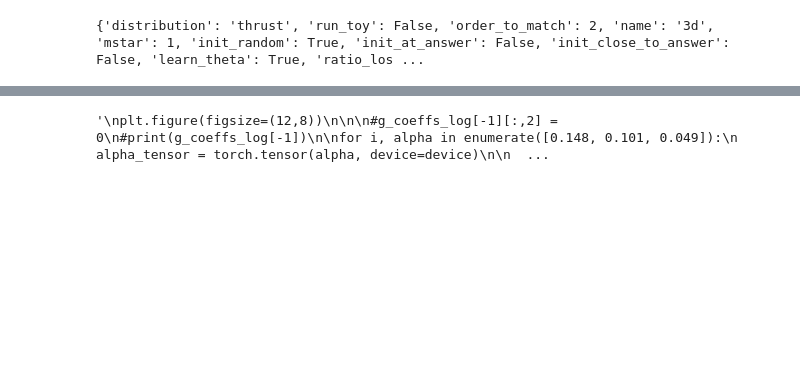
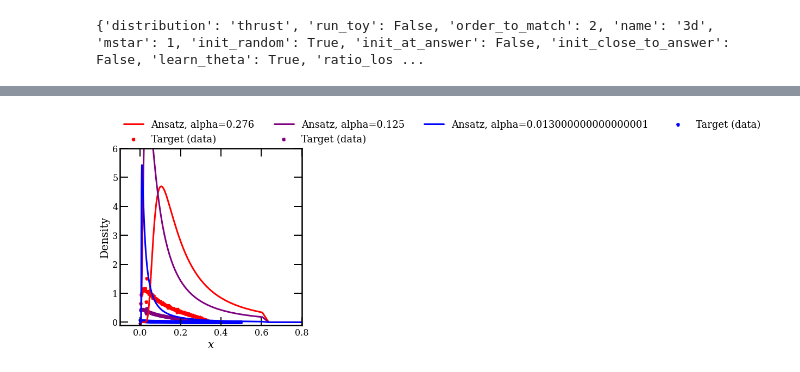
Before and after one commit to rikab/RDF, a Jupyter notebook: numeric/plot_results.ipynb, the cells around one changed output, grey strips where cells are left out. Saved outputs shown, nothing was run; the diff lists cells and outputs as text; code cells hidden in the pictures; blank space fills up the shorter version.

```diff
--- a/numeric/plot_results.ipynb
+++ b/numeric/plot_results.ipynb
@@ -152,34 +155,54 @@ plt.show()
 # %%
-"""
-plt.figure(figsize=(12,8))
+xx = torch.exp(-tt)
+
+jacobian = 1.0 / xx
 
 
-#g_coeffs_log[-1][:,2] = 0
-#print(g_coeffs_log[-1])
 
-for i, alpha in enumerate([0.148, 0.101, 0.049]):
+plt.figure(figsize = (6,6))
+for i, alpha in enumerate([0.276, 0.125, 0.013000000000000001]):
     alpha_tensor = torch.tensor(alpha, device=device)
+
+    # plot ansatz
+    plt.plot(xx.detach().cpu().numpy(),jacobian*q(tt, alpha_tensor, torch.tensor(g_coeffs_log[-1], device=device),
+                                         torch.tensor(theta_log[-1], device=device), mstar, t_min, t_max, device, factorial_cache_info).detach().cpu().numpy(),
+             label=f"Ansatz, alpha={alpha}",color=colors[i],)
+
+
+      # plot ansatz derivative
+    alpha_zero = torch.tensor(1e-12, device=device, requires_grad=True)
+    fn = lambda a: q(
+        t_bin_centers, a,  torch.tensor(g_coeffs_log[-1], device=device),  torch.tensor(theta_log[-1], device=device), mstar, t_min, t_max, device, factorial_cache_info
+    )
+    batch_ansatz = get_taylor_expanded_ansatz(fn, alpha_zero, alpha_tensor, order_to_match)
+
+
+
+    #plt.plot(t_bin_centers.detach().cpu().numpy(),batch_ansatz.detach().cpu().numpy(),label=f"Ansatz, order {order_to_match}",color=colors[i],linestyle="dotted")
+
+
 
 
     if run_toy:
         # plot all-orders solution
         plt.plot(t_bin_centers.detach().cpu().numpy(),t_pdf_toy( alpha_tensor, distribution, t_bin_centers, -1, device).detach() .cpu().numpy(), label="Target (exact)",color=colors[i],linestyle="dashed",)
         # plot-fixed order target
         plt.scatter(  t_bin_centers.detach().cpu().numpy(),get_pdf_toy( alpha_tensor, distribution, t_bin_centers, order_to_match,  device ).detach().cpu()  .numpy(),label=f"Target (order $\\alpha^{args.order_to_match}$)",color=colors[i],s=0.8,)
 
     else:
         # plot histogram
-        loc_data, loc_err = data_dict[alpha]
-        plt.errorbar(t_bin_centers.detach().cpu().numpy(), loc_data.detach().cpu().numpy().reshape(-1,), yerr = loc_err.detach().cpu().numpy().reshape(-1,),  label="Target (data)",  color=colors[i],linestyle="dashed",)
+        loc_data, loc_err = data_dict_XSPACE[alpha]
+        #plt.errorbar(t_bin_centers.detach().cpu().numpy(), loc_data.detach().cpu().numpy().reshape(-1,), yerr = loc_err.detach().cpu().numpy().reshape(-1,),  label="Target (data)",  color=colors[i],linestyle="dashed",)
+        plt.scatter(x_bin_centers.detach().cpu().numpy(), loc_data.detach().cpu().numpy().reshape(-1,),  label="Target (data)",  color=colors[i],linestyle="dashed",)
 
-plt.legend(loc = (0, 1), ncol = 3)
-plt.xlabel("$t$")
+
+plt.legend(loc = (0, 1), ncol = 4)
+plt.xlabel("$x$")
 plt.ylabel("Density")
-plt.xlim(-0.1, 10)
-plt.ylim(-0.01, 1)
+plt.xlim(-0.1, 0.8)
+plt.ylim(-0.1, 6)
 plt.savefig(f"figures/{outfile_name}_results_nice.png", bbox_inches = "tight")
 
 plt.show()
-"""
 # %% [output]
-'\nplt.figure(figsize=(12,8))\n\n\n#g_coeffs_log[-1][:,2] = 0\n#print(g_coeffs_log[-1])\n\nfor i, alpha in enumerate([0.148, 0.101, 0.049]):\n    alpha_tensor = torch.tensor(alpha, device=device)\n\n  ...
+[figure, added]
```
Also changed, not shown: parts of 7 cells of this notebook, 3 other files.
